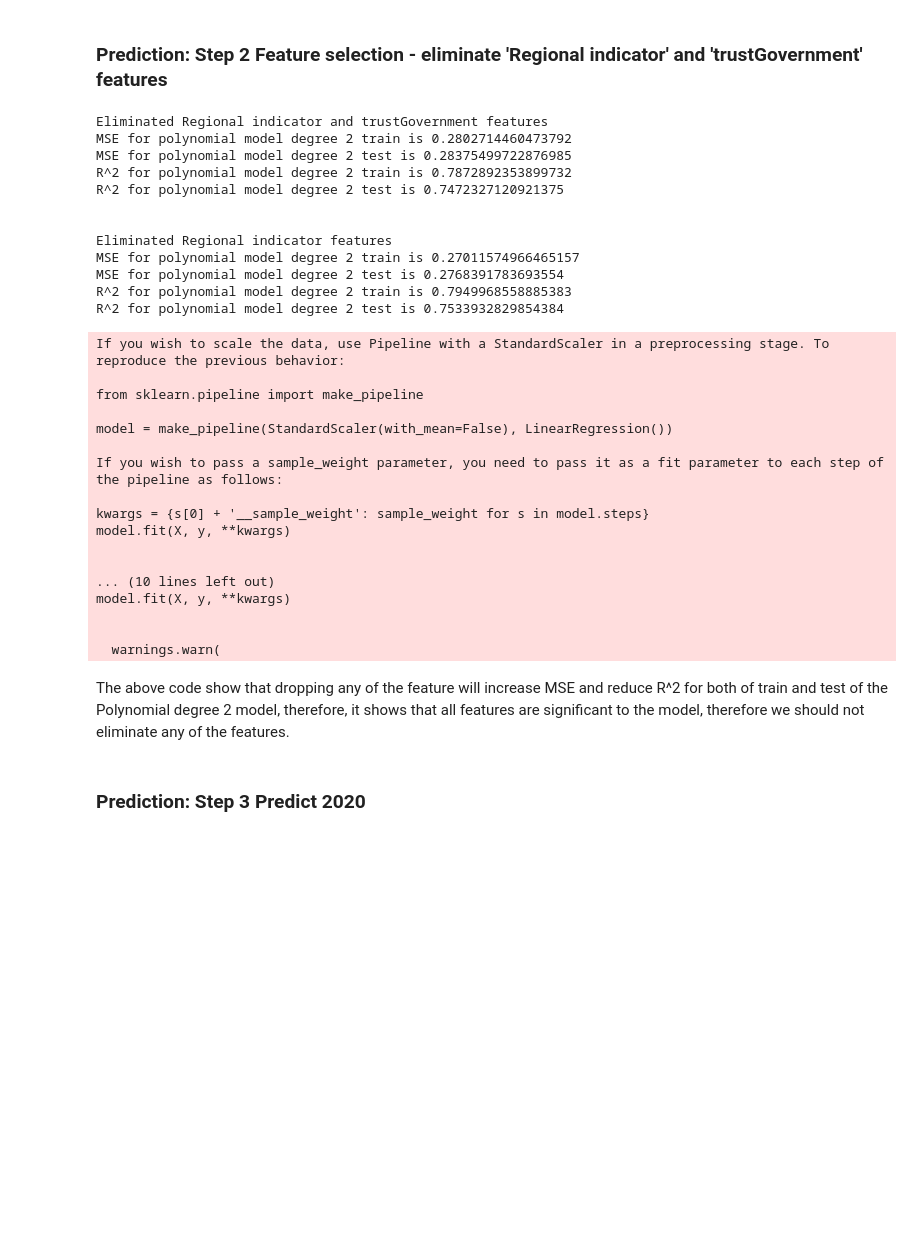
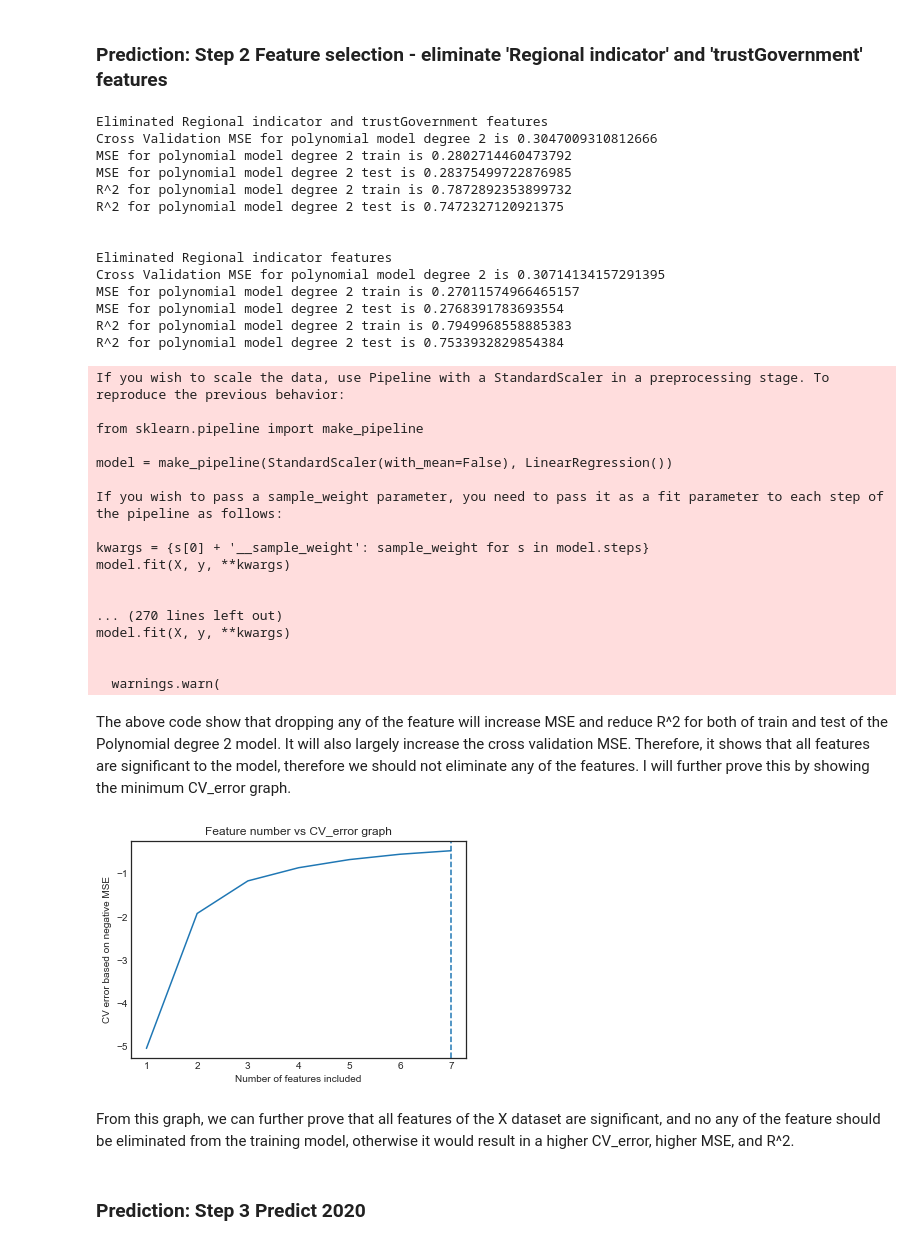
Before and after one commit to Nellyan4/data_mining, a Jupyter notebook: midterm/datamining_midterm_XiYan.ipynb, the cells around one changed output. Drawn from its saved outputs; the diff is of its cells as text; code cells hidden in the pictures; blank space fills up the shorter version.

```diff
--- a/midterm/datamining_midterm_XiYan.ipynb
+++ b/midterm/datamining_midterm_XiYan.ipynb
@@ -265,21 +388,20 @@ Let's see if dropping the regional indicator and trust government is going to in
 # %% [markdown]
 ### Prediction: Step 2 Feature selection - eliminate 'Regional indicator' and 'trustGovernment' features
 # %%
+# This chunk is to test what if we eliminate one or two of the least significant features
 # eliminate 'Regional indicator' and 'trustGovernment' features
 X_train_selected = X_train[['GDPperCap', 'socialSupport', 'healthLE', 'freedom', 'generosity']]
 X_test_selected = X_test[['GDPperCap', 'socialSupport', 'healthLE', 'freedom', 'generosity']]
-
 poly_model = PolynomialFeatures(degree=2)
-
 X_poly_train_selected = poly_model.fit_transform(X_train_selected)
 X_poly_test_selected = poly_model.fit_transform(X_test_selected)
-
 lm_poly = LinearRegression(normalize=True)
 lm_poly.fit(X_poly_train_selected, y_train)
 y_train_pred_poly_selected = lm_poly.predict(X_poly_train_selected)
 y_test_pred_poly_selected = lm_poly.predict(X_poly_test_selected)
-
+CV_error_poly3 = np.mean(cross_val_score(lm_poly, X_poly_train_selected, y_train, cv=10, scoring='neg_mean_squared_error'))
 print('Eliminated Regional indicator and trustGovernment features')
+print('Cross Validation MSE for polynomial model degree 2 is',abs(CV_error_poly3))
 print('MSE for polynomial model degree 2 train is', mean_squared_error(y_train, y_train_pred_poly_selected))
 print('MSE for polynomial model degree 2 test is', mean_squared_error(y_test, y_test_pred_poly_selected))
 print('R^2 for polynomial model degree 2 train is', lm_poly.score(X_poly_train_selected, y_train))
@@ -287,26 +409,25 @@ print('R^2 for polynomial model degree 2 test is', lm_poly.score(X_poly_test_sel
 print('\n')
 
 # eliminate 'Regional indicator' features
-print('Eliminated Regional indicator features')
 X_train_selected = X_train[['GDPperCap', 'socialSupport', 'healthLE', 'freedom', 'generosity', 'trustGovernment']]
 X_test_selected = X_test[['GDPperCap', 'socialSupport', 'healthLE', 'freedom', 'generosity', 'trustGovernment']]
-
 poly_model = PolynomialFeatures(degree=2)
-
 X_poly_train_selected = poly_model.fit_transform(X_train_selected)
 X_poly_test_selected = poly_model.fit_transform(X_test_selected)
-
 lm_poly = LinearRegression(normalize=True)
 lm_poly.fit(X_poly_train_selected, y_train)
 y_train_pred_poly_selected = lm_poly.predict(X_poly_train_selected)
 y_test_pred_poly_selected = lm_poly.predict(X_poly_test_selected)
-
+CV_error_poly3 = np.mean(cross_val_score(lm_poly, X_poly_train_selected, y_train, cv=10, scoring='neg_mean_squared_error'))
+print('Eliminated Regional indicator features')
+print('Cross Validation MSE for polynomial model degree 2 is',abs(CV_error_poly3))
 print('MSE for polynomial model degree 2 train is', mean_squared_error(y_train, y_train_pred_poly_selected))
 print('MSE for polynomial model degree 2 test is', mean_squared_error(y_test, y_test_pred_poly_selected))
 print('R^2 for polynomial model degree 2 train is', lm_poly.score(X_poly_train_selected, y_train))
 print('R^2 for polynomial model degree 2 test is', lm_poly.score(X_poly_test_selected, y_test))
 # %% [output]
 Eliminated Regional indicator and trustGovernment features
+Cross Validation MSE for polynomial model degree 2 is 0.3047009310812666
 MSE for polynomial model degree 2 train is 0.2802714460473792
 MSE for polynomial model degree 2 test is 0.28375499722876985
 R^2 for polynomial model degree 2 train is 0.7872892353899732
@@ -314,6 +435,7 @@ R^2 for polynomial model degree 2 test is 0.7472327120921375
 
 
 Eliminated Regional indicator features
+Cross Validation MSE for polynomial model degree 2 is 0.30714134157291395
 MSE for polynomial model degree 2 train is 0.27011574966465157
 MSE for polynomial model degree 2 test is 0.2768391783693554
 R^2 for polynomial model degree 2 train is 0.7949968558885383
@@ -330,13 +452,27 @@ kwargs = {s[0] + '__sample_weight': sample_weight for s in model.steps}
 model.fit(X, y, **kwargs)
 
 
-... (10 lines left out)
+... (270 lines left out)
 model.fit(X, y, **kwargs)
 
 
   warnings.warn(
 # %% [markdown]
-The above code show that dropping any of the feature will increase MSE and reduce R^2 for both of train and test of the Polynomial degree 2 model, therefore, it shows that all features are significant to the model, therefore we should not eliminate any of the features.
+The above code show that dropping any of the feature will increase MSE and reduce R^2 for both of train and test of the Polynomial degree 2 model. It will also largely increase the cross validation MSE. Therefore, it shows that all features are significant to the model, therefore we should not eliminate any of the features. I will further prove this by showing the minimum CV_error graph.
+# %%
+cvs_min = arrayCV.index(max(arrayCV))
+feature_num = range(1,len(X.columns))
+plt.plot(feature_num, arrayCV)
+# The reason why x=(cvs_min+1) is beceause cvs_min is from 0 to 6 and feature_num is from 1 to 7, so we have to add 1.
+plt.axvline(x=(cvs_min+1), linestyle='--')
+plt.title('Feature number vs CV_error graph')
+plt.xlabel('Number of features included')
+plt.ylabel('CV error based on negative MSE')
+plt.show()
+# %% [output]
+[figure, added]
+# %% [markdown]
+From this graph, we can further prove that all features of the X dataset are significant, and no any of the feature should be eliminated from the training model, otherwise it would result in a higher CV_error, higher MSE, and R^2.
 # %% [markdown]
 ### Prediction: Step 3 Predict 2020
 # %%
```
Also changed, not shown: parts of 20 cells of this notebook.
